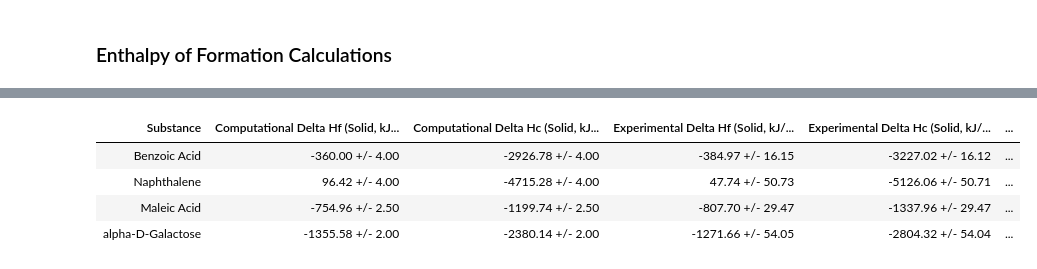
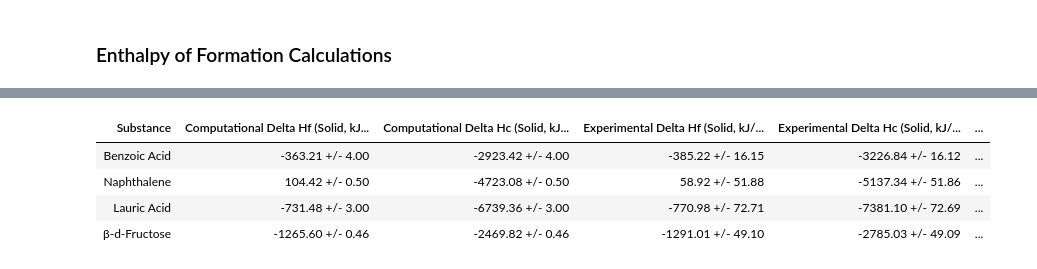
Before and after one commit to sraymundo15/sraymundo15, a Jupyter notebook: Calorimetry Lab/CHM343_Physical_Chemistry_Lab_2_Colab_Notebook_Sebastian_Raymundo.ipynb, the cells around one changed output, grey strips where cells are left out. Saved outputs shown, nothing was run; the diff lists cells and outputs as text; code cells hidden in the pictures.

```diff
--- a/Calorimetry Lab/CHM343_Physical_Chemistry_Lab_2_Colab_Notebook_Sebastian_Raymundo.ipynb
+++ b/Calorimetry Lab/CHM343_Physical_Chemistry_Lab_2_Colab_Notebook_Sebastian_Raymundo.ipynb
@@ -1631,55 +1577,68 @@ Galactose (solid): Delta Hf = -1271.66 +/- 54.05 kJ/mol
 # %%
 # Create a table to compare computational and experimental enthalpy values
 
 data = {
-    'Substance': ['Benzoic Acid', 'Naphthalene', 'Maleic Acid', 'alpha-D-Galactose'],
+    'Substance': ['Benzoic Acid', 'Naphthalene', 'Lauric Acid', 'β-d-Fructose'],
     'Computational Delta Hf (Solid, kJ/mol)': [
-        f'{Delta_Hf_ba_solid:.2f} +/- {sigma_Delta_Hf_ba_solid:.2f}',
-        f'{Delta_Hf_na_solid_lit:.2f} +/- {sigma_Delta_Hf_na_solid_lit:.2f}',
-        f'{Delta_Hf_ma_solid:.2f} +/- {sigma_Delta_Hf_ma_solid:.2f}',
-        f'{Delta_Hf_ga_solid:.2f} +/- {sigma_Delta_Hf_ga_solid:.2f}'
+        f'{Delta_Hf_BA_solid:.2f} +/- {sigma_Delta_Hf_BA_solid:.2f}',
+        f'{Delta_Hf_Naph_solid:.2f} +/- {sigma_Delta_Hf_Naph_solid:.2f}',
+        f'{Delta_Hf_LA_solid:.2f} +/- {sigma_Delta_Hf_LA_solid:.2f}',
+        f'{Delta_Hf_BDF_solid:.2f} +/- {sigma_Delta_Hf_BDF_solid:.2f}'
     ],
     'Computational Delta Hc (Solid, kJ/mol)': [
-        f'{Delta_Hc_ba_lit_calc:.2f} +/- {sigma_Delta_Hc_ba_lit_calc:.2f}',
-        f'{Delta_Hc_na_lit_calc:.2f} +/- {sigma_Delta_Hc_na_lit_calc:.2f}',
-        f'{Delta_Hc_ma_lit_calc:.2f} +/- {sigma_Delta_Hc_ma_lit_calc:.2f}',
-        f'{Delta_Hc_ga_lit_calc:.2f} +/- {sigma_Delta_Hc_ga_lit_calc:.2f}'
+        f'{Delta_Hc_BA_calc:.2f} +/- {sigma_Delta_Hc_BA_calc:.2f}',
+        f'{Delta_Hc_Naph_calc:.2f} +/- {sigma_Delta_Hc_Naph_calc:.2f}',
+        f'{Delta_Hc_LA_calc:.2f} +/- {sigma_Delta_Hc_LA_calc:.2f}',
+        f'{Delta_Hc_BDF_calc:.2f} +/- {sigma_Delta_Hc_BDF_calc:.2f}'
     ],
     'Experimental Delta Hf (Solid, kJ/mol)': [
-        f'{Delta_Hf_ba:.2f} +/- {sigma_Delta_Hf_ba:.2f}',
-        f'{Delta_Hf_na_solid:.2f} +/- {sigma_Delta_Hf_na_solid:.2f}',
-        f'{Delta_Hf_ma:.2f} +/- {sigma_Delta_Hf_ma:.2f}',
-        f'{Delta_Hf_ga:.2f} +/- {sigma_Delta_Hf_ga:.2f}'
+        f'{Delta_Hf_BA:.2f} +/- {sigma_Delta_Hf_BA:.2f}',
+        f'{Delta_Hf_Naph:.2f} +/- {sigma_Delta_Hf_Naph:.2f}',
+        f'{Delta_Hf_LA:.2f} +/- {sigma_Delta_Hf_LA:.2f}',
+        f'{Delta_Hf_BDF:.2f} +/- {sigma_Delta_Hf_BDF:.2f}'
     ],
     'Experimental Delta Hc (Solid, kJ/mol)': [
-        f'{Delta_Hc_ba_kj_mol:.2f} +/- {sigma_Delta_Hc_ba_kj_mol:.2f}',
-        f'{Delta_Hc_na_kj_mol:.2f} +/- {sigma_Delta_Hc_na_kj_mol:.2f}',
-        f'{Delta_Hc_ma_kj_mol:.2f} +/- {sigma_Delta_Hc_ma_kj_mol:.2f}',
-        f'{Delta_Hc_ga_kj_mol:.2f} +/- {sigma_Delta_Hc_ga_kj_mol:.2f}'
+        f'{Delta_Hc_BA_kj_mol:.2f} +/- {sigma_Delta_Hc_BA_kj_mol:.2f}',
+        f'{Delta_Hc_Naph_kj_mol:.2f} +/- {sigma_Delta_Hc_Naph_kj_mol:.2f}',
+        f'{Delta_Hc_LA_kj_mol:.2f} +/- {sigma_Delta_Hc_LA_kj_mol:.2f}',
+        f'{Delta_Hc_BDF_kj_mol:.2f} +/- {sigma_Delta_Hc_BDF_kj_mol:.2f}'
     ],
     'Literature Delta Hf Values (Solid, kJ/mol) (NIST WebBook)': [
-        '', # Placeholder for Benzoic Acid Literature Delta Hf
-        '', # Placeholder for Naphthalene Literature Delta Hf
-        '', # Placeholder for Maleic Acid Literature Delta Hf
-        ''  # Placeholder for alpha-D-Galactose Literature Delta Hf
+        '384.8 +/- 0.50', # Placeholder for Benzoic Acid Literature Delta Hf
+        '77 +/- 10', # Placeholder for Naphthalene Literature Delta Hf
+        '-775', # Placeholder for Lauric Acid Literature Delta Hf
+        '-1265.6 +/- 0.46'  # Placeholder for β-d-Fructose Literature Delta Hf
     ],
-    'Literature Delta Hc (Solid, kJ/mol) (NIST WebBook)': [
-        '', # Placeholder for Benzoic Acid Literature Delta Hc
-        '', # Placeholder for Naphthalene Literature Delta Hc
-        '', # Placeholder for Maleic Acid Literature Delta Hc
-        ''  # Placeholder for alpha-D-Galactose Literature Delta Hc
+    'Literature Delta Hc Values (Solid, kJ/mol) (NIST WebBook)': [
+        '-3228 +/- 4', # Placeholder for Benzoic Acid Literature Delta Hc
+        '-5160 +/- 20', # Placeholder for Naphthalene Literature Delta Hc
+        '-7423.7 +/- 7.5', # Placeholder for Lauric Acid Literature Delta Hc
+        '-2810.4 +/- 0.3'  # Placeholder for β-d-Fructose Literature Delta Hc
     ]
 }
 
-df_comparison_summary = pd.DataFrame(data)
+# Reorder the columns in the data dictionary before creating the DataFrame
+ordered_keys = [
+    'Substance',
+    'Computational Delta Hf (Solid, kJ/mol)',
+    'Computational Delta Hc (Solid, kJ/mol)',
+    'Experimental Delta Hf (Solid, kJ/mol)',
+    'Experimental Delta Hc (Solid, kJ/mol)',
+    'Literature Delta Hf Values (Solid, kJ/mol) (NIST WebBook)',
+    'Literature Delta Hc Values (Solid, kJ/mol) (NIST WebBook)'
+]
+
+ordered_data = {key: data[key] for key in ordered_keys}
+
+df_comparison_summary = pd.DataFrame(ordered_data)
 
 # Apply styling to the DataFrame
 styled_comparison_df = df_comparison_summary.style.set_properties(**{'border': '1px solid black', 'text-align': 'center'}).set_table_styles([{'selector': 'th', 'props': [('background-color', 'steelblue'), ('color', 'white')]}])
 
 display(styled_comparison_df.hide(axis='index'))
 # %% [output]
 | Substance | Computational Delta Hf (Solid, kJ... | Computational Delta Hc (Solid, kJ... | Experimental Delta Hf (Solid, kJ/... | Experimental Delta Hc (Solid, kJ/... | ... |
-| Benzoic Acid | -360.00 +/- 4.00 | -2926.78 +/- 4.00 | -384.97 +/- 16.15 | -3227.02 +/- 16.12 | ... |
-| Naphthalene | 96.42 +/- 4.00 | -4715.28 +/- 4.00 | 47.74 +/- 50.73 | -5126.06 +/- 50.71 | ... |
-| Maleic Acid | -754.96 +/- 2.50 | -1199.74 +/- 2.50 | -807.70 +/- 29.47 | -1337.96 +/- 29.47 | ... |
-| alpha-D-Galactose | -1355.58 +/- 2.00 | -2380.14 +/- 2.00 | -1271.66 +/- 54.05 | -2804.32 +/- 54.04 | ... |
+| Benzoic Acid | -363.21 +/- 4.00 | -2923.42 +/- 4.00 | -385.22 +/- 16.15 | -3226.84 +/- 16.12 | ... |
+| Naphthalene | 104.42 +/- 0.50 | -4723.08 +/- 0.50 | 58.92 +/- 51.88 | -5137.34 +/- 51.86 | ... |
+| Lauric Acid | -731.48 +/- 3.00 | -6739.36 +/- 3.00 | -770.98 +/- 72.71 | -7381.10 +/- 72.69 | ... |
+| β-d-Fructose | -1265.60 +/- 0.46 | -2469.82 +/- 0.46 | -1291.01 +/- 49.10 | -2785.03 +/- 49.09 | ... |
```
Also changed, not shown: parts of 16 cells of this notebook.
